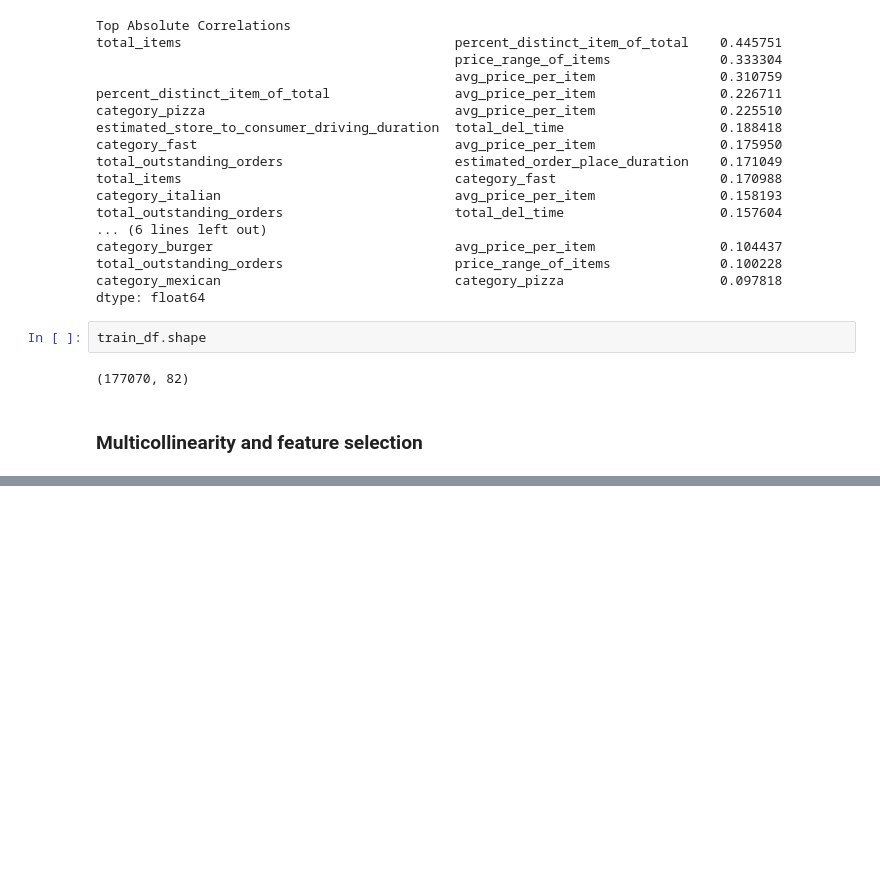
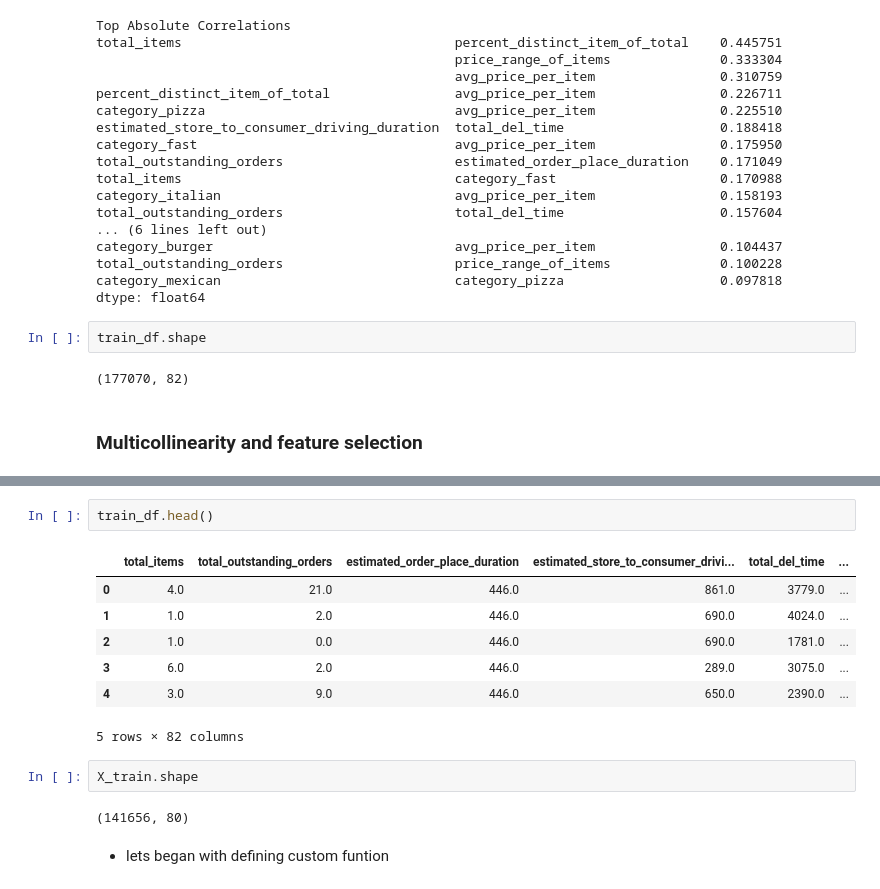
Before and after one commit to rjrohan13/Food_delv_time_prediction, a Jupyter notebook: Food_del_time_prediction.ipynb, the cells around one changed output, grey strips where cells are left out. Saved outputs shown, nothing was run; the diff lists cells and outputs as text; blank space fills up the shorter version.

```diff
--- a/Food_del_time_prediction.ipynb
+++ b/Food_del_time_prediction.ipynb
@@ -615,0 +828,16 @@ from statsmodels.stats.outliers_influence import variance_inflation
+# %%
+train_df.head()
+# %% [output]
+|  | total_items | total_outstanding_orders | estimated_order_place_duration | estimated_store_to_consumer_drivi... | total_del_time | ... |
+| 0 | 4.0 | 21.0 | 446.0 | 861.0 | 3779.0 | ... |
+| 1 | 1.0 | 2.0 | 446.0 | 690.0 | 4024.0 | ... |
+| 2 | 1.0 | 0.0 | 446.0 | 690.0 | 1781.0 | ... |
+| 3 | 6.0 | 2.0 | 446.0 | 289.0 | 3075.0 | ... |
+| 4 | 3.0 | 9.0 | 446.0 | 650.0 | 2390.0 | ... |
+5 rows × 82 columns
+# %%
+X_train.shape
+# %% [output]
+(141656, 80)
+# %% [markdown]
+- lets began with defining custom funtion
```
Also changed, not shown: parts of 49 cells of this notebook, 1 other file.
